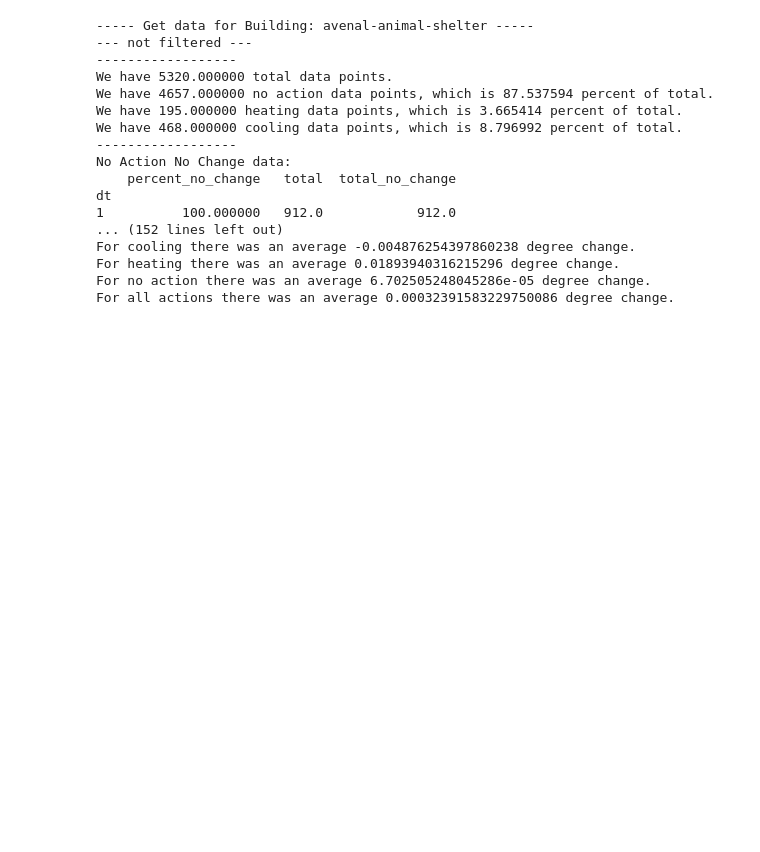
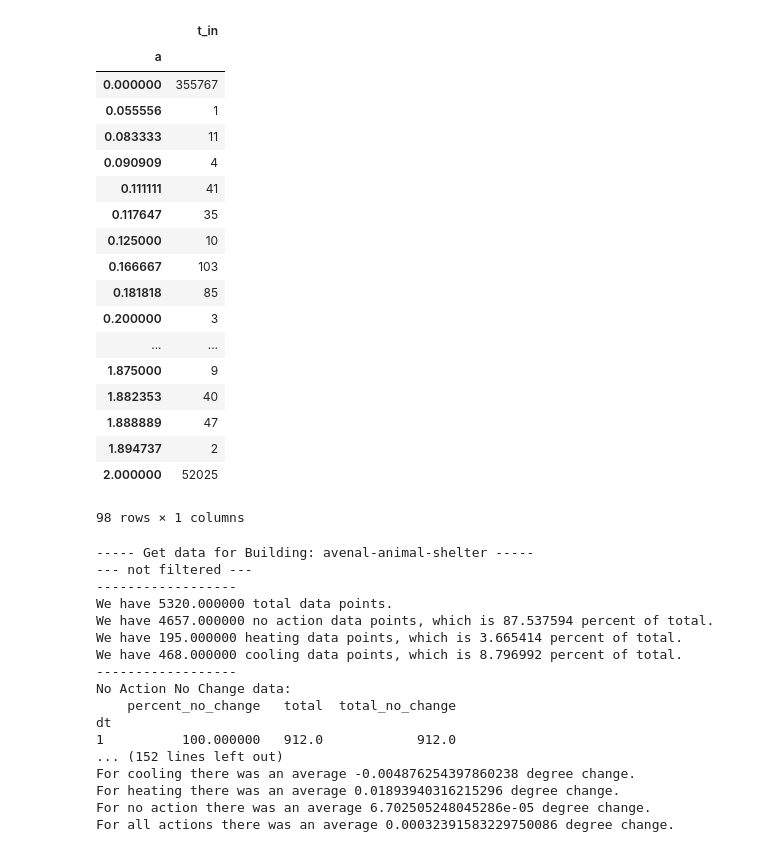
Before and after one commit to apanagopoulos/XBOS-DR, a Jupyter notebook: DP/Server/iPythonNotebooks/Evaluations.ipynb, the cells around one changed output. Cells and saved outputs as stored; diff of their text form; code cells hidden in the pictures; blank space fills up the shorter version.

```diff
--- a/DP/Server/iPythonNotebooks/Evaluations.ipynb
+++ b/DP/Server/iPythonNotebooks/Evaluations.ipynb
@@ -385,3 +513,26 @@ TypeError: predict() takes at least 4 arguments (2 given)
+# %%
+c_inside_data = concat_zone_data(inside_data)
+c_inside_data.groupby("a").count()
+# %% [output]
+|  | t_in |
+| a |  |
+| 0.000000 | 355767 |
+| 0.055556 | 1 |
+| 0.083333 | 11 |
+| 0.090909 | 4 |
+| 0.111111 | 41 |
+| 0.117647 | 35 |
+| 0.125000 | 10 |
+| 0.166667 | 103 |
+| 0.181818 | 85 |
+| 0.200000 | 3 |
+| ... | ... |
+| 1.875000 | 9 |
+| 1.882353 | 40 |
+| 1.888889 | 47 |
+| 1.894737 | 2 |
+| 2.000000 | 52025 |
+98 rows × 1 columns
 # %%
 
 building = "avenal-animal-shelter"
```
Also changed, not shown: parts of 5 cells of this notebook, 9 other files.
